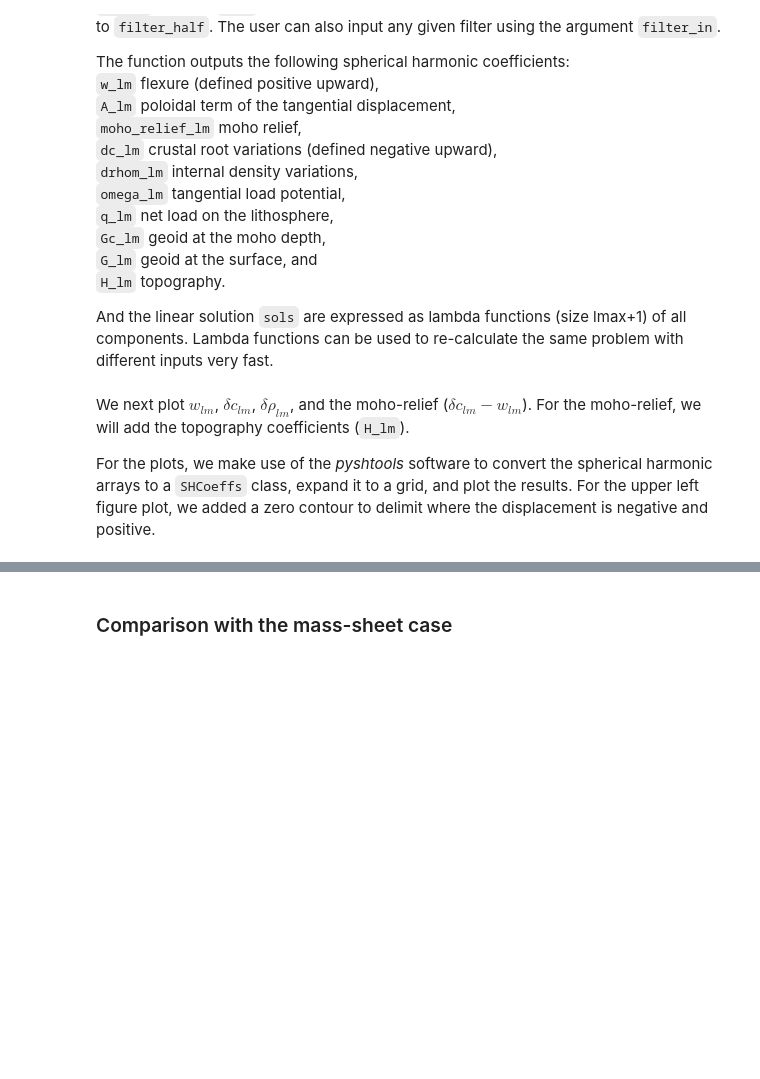
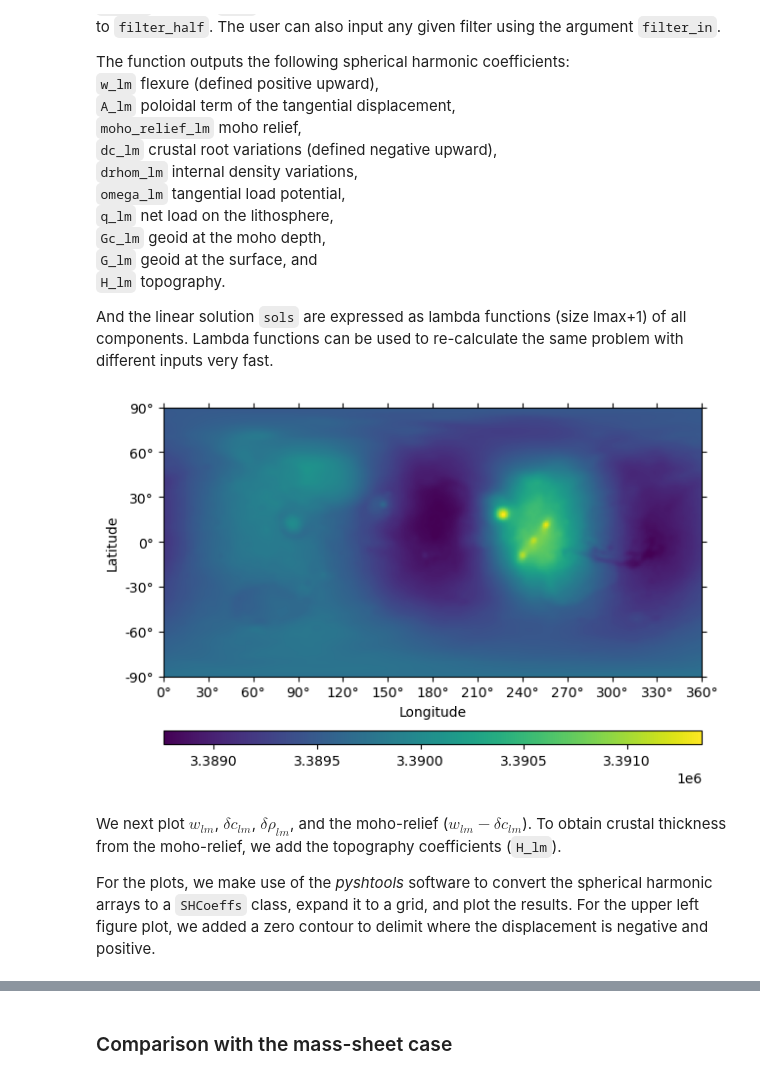
Before and after one commit to AB-Ares/Displacement_strain_planet, a Jupyter notebook: examples/Run_demo.ipynb, the cells around one changed output, grey strips where cells are left out. Drawn from its saved outputs; the diff is of its cells as text; code cells hidden in the pictures; blank space fills up the shorter version.

```diff
--- a/examples/Run_demo.ipynb
+++ b/examples/Run_demo.ipynb
@@ -93,9 +93,20 @@ And the linear solution `sols` are expressed as lambda functions (size lmax+1) o
 # %%
 (w_lm, A_lm, moho_relief_lm, dc_lm, drhom_lm, omega_lm, q_lm, Gc_lm,
 G_lm, H_lm, sols) = Thin_shell_matrix_nmax(*args_param_m, G_lm = geoid_clm.coeffs,
         H_lm = topo_clm.coeffs, drhom_lm = zeros.copy(), filter = 'Ma', filter_half = 50)
+
+#from pyshtools import *
+#w_grid = MakegridDH(w_lm, lmax = lmax)
+w_grid = pysh.SHCoeffs.from_array(w_lm).expand().data
+
+w_lm_class = pysh.SHCoeffs.from_array(w_lm)
+
+w_grid = w_lm_class.expand().data
+profile = w_lm_class.expand(lat = [X], lon = [Y]).data
+# %% [output]
+[figure, added]
 # %% [markdown]
-We next plot $w_{lm}$, $\delta c_{lm}$, $\delta \rho_{lm}$, and the moho-relief ($\delta c_{lm} - w_{lm}$). For the moho-relief, we will add the topography coefficients (`H_lm`).
+We next plot $w_{lm}$, $\delta c_{lm}$, $\delta \rho_{lm}$, and the moho-relief ($w_{lm} - \delta c_{lm}$). To obtain crustal thickness from the moho-relief, we add the topography coefficients (`H_lm`).
 
 For the plots, we make use of the *pyshtools* software to convert the spherical harmonic arrays to a `SHCoeffs` class, expand it to a grid, and plot the results. For the upper left figure plot, we added a zero contour to delimit where the displacement is negative and positive.
 # %%
```
Also changed, not shown: parts of 8 cells of this notebook, 4 other files.
